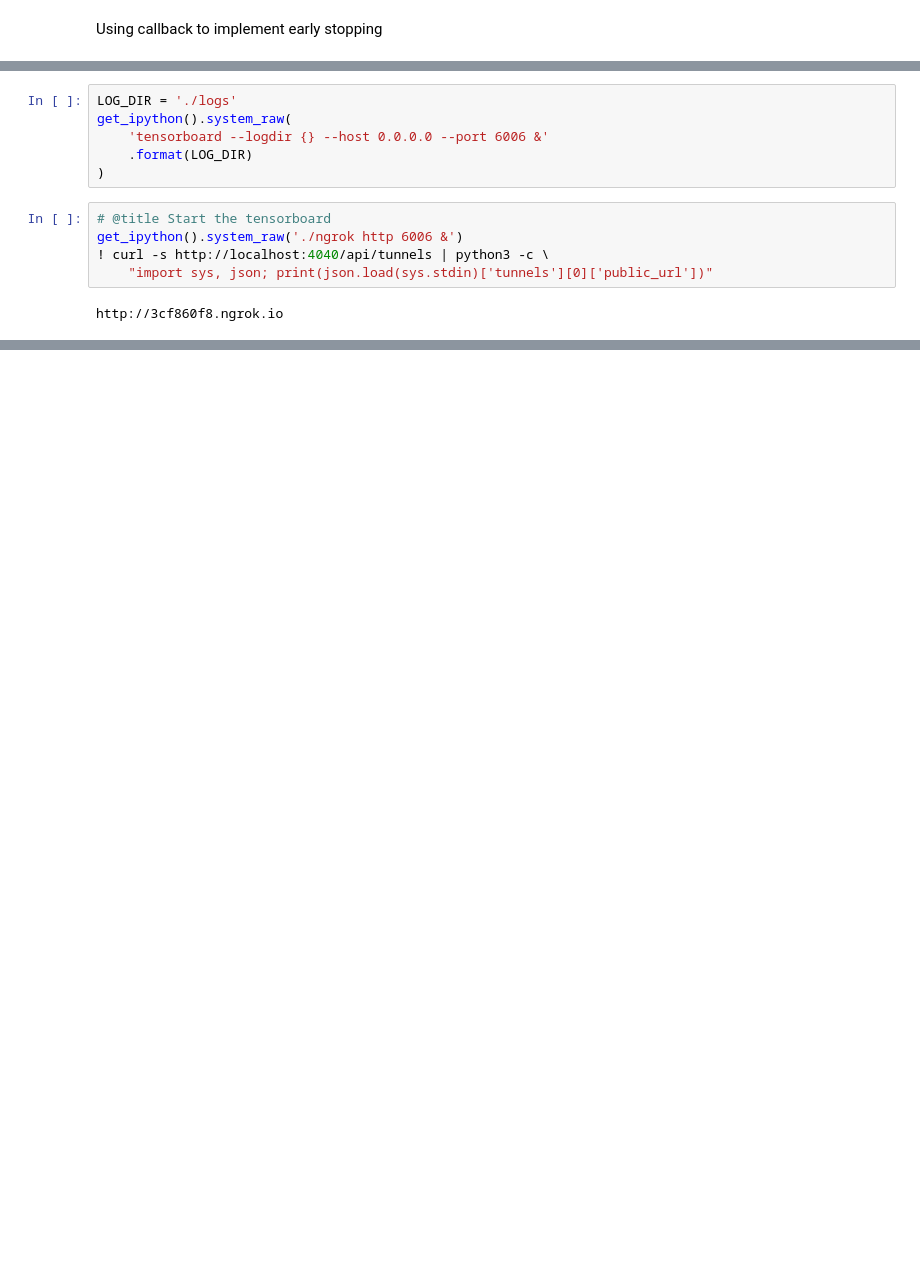
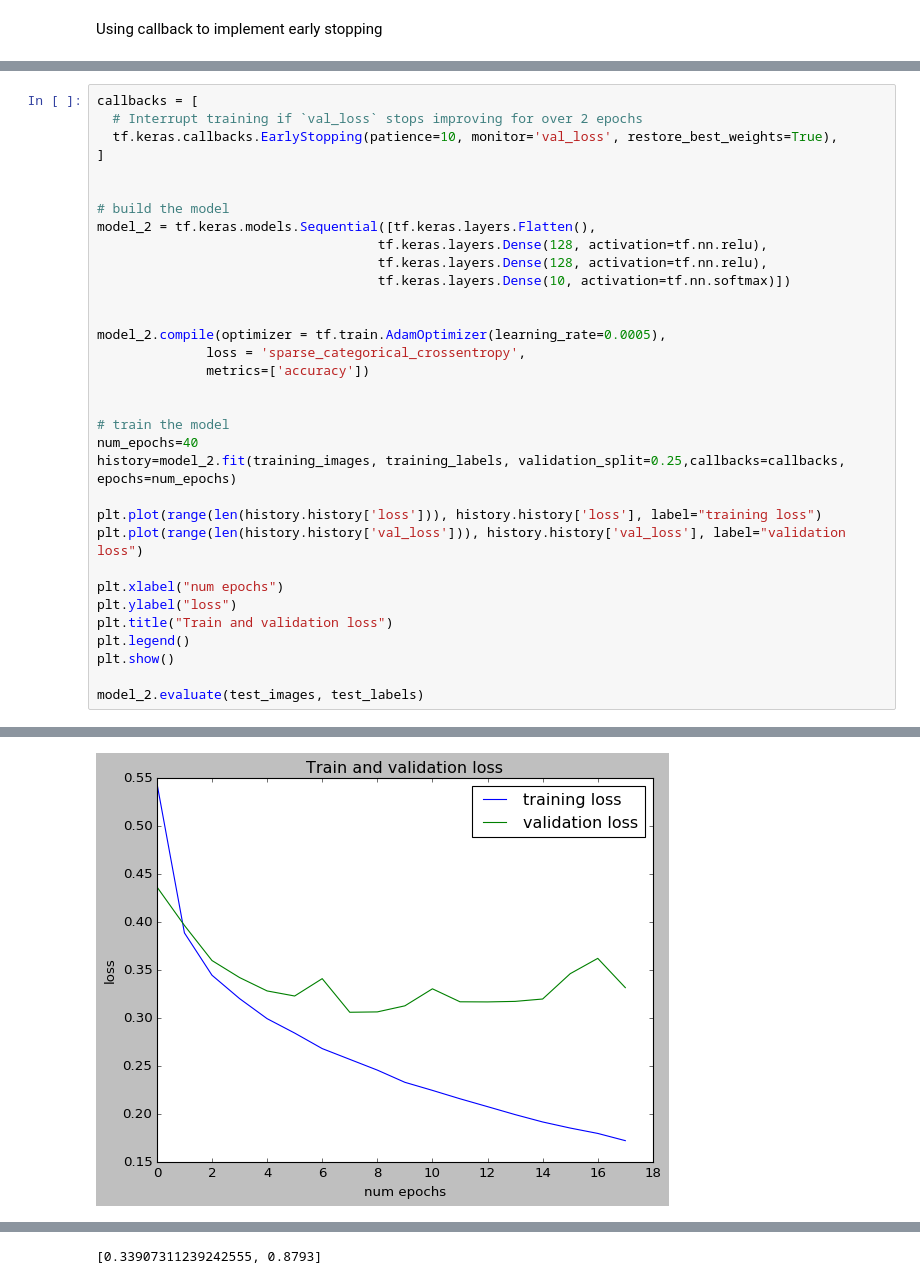
Before and after one commit to lucius-yu/colab-tutorial, a Jupyter notebook: fashion_mnist_dnn.ipynb, the cells around one changed output, grey strips where cells are left out. Cells and saved outputs as stored; diff of their text form; blank space fills up the shorter version.

```diff
--- a/fashion_mnist_dnn.ipynb
+++ b/fashion_mnist_dnn.ipynb
@@ -147,13 +180,34 @@ Archive:  ngrok-stable-linux-amd64.zip
-# %%
-LOG_DIR = './logs'
-get_ipython().system_raw(
-    'tensorboard --logdir {} --host 0.0.0.0 --port 6006 &'
-    .format(LOG_DIR)
-)
-# %%
-# @title Start the tensorboard
-get_ipython().system_raw('./ngrok http 6006 &')
-! curl -s http://localhost:4040/api/tunnels | python3 -c \
-    "import sys, json; print(json.load(sys.stdin)['tunnels'][0]['public_url'])"
-# %% [output]
-http://3cf860f8.ngrok.io
+# %%
+callbacks = [
+  # Interrupt training if `val_loss` stops improving for over 2 epochs
+  tf.keras.callbacks.EarlyStopping(patience=10, monitor='val_loss', restore_best_weights=True),
+]
+
+
+# build the model
+model_2 = tf.keras.models.Sequential([tf.keras.layers.Flatten(),
+                                    tf.keras.layers.Dense(128, activation=tf.nn.relu),
+                                    tf.keras.layers.Dense(128, activation=tf.nn.relu),
+                                    tf.keras.layers.Dense(10, activation=tf.nn.softmax)])
+
+
+model_2.compile(optimizer = tf.train.AdamOptimizer(learning_rate=0.0005),
+              loss = 'sparse_categorical_crossentropy',
+              metrics=['accuracy'])
+
+
+# train the model
+num_epochs=40
+history=model_2.fit(training_images, training_labels, validation_split=0.25,callbacks=callbacks, epochs=num_epochs)
+
+plt.plot(range(len(history.history['loss'])), history.history['loss'], label="training loss")
+plt.plot(range(len(history.history['val_loss'])), history.history['val_loss'], label="validation loss")
+
+plt.xlabel("num epochs")
+plt.ylabel("loss")
+plt.title("Train and validation loss")
+plt.legend()
+plt.show()
+
+model_2.evaluate(test_images, test_labels)
+# %% [output]
@@ -159,0 +231 @@ http://3cf860f8.ngrok.io
+[figure, added]
@@ -159,0 +233 @@ http://3cf860f8.ngrok.io
+[0.33907311239242555, 0.8793]
```
Also changed, not shown: parts of 13 cells of this notebook.
